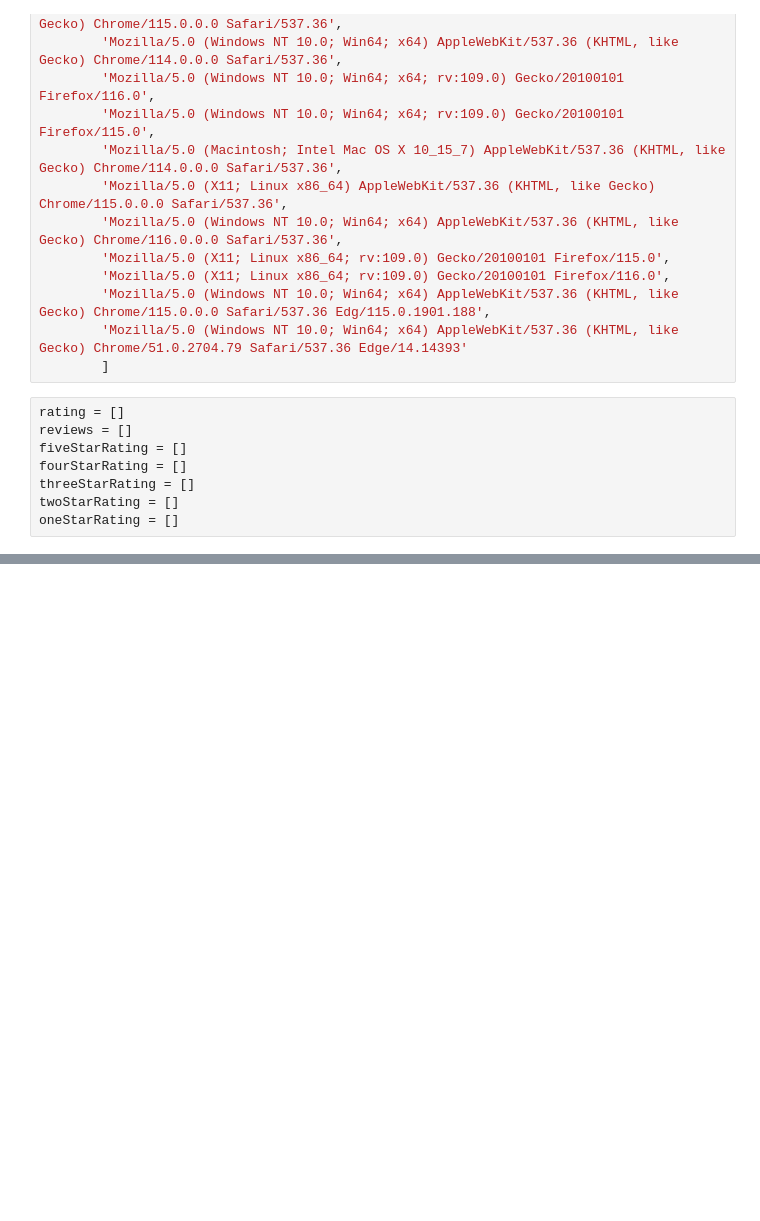
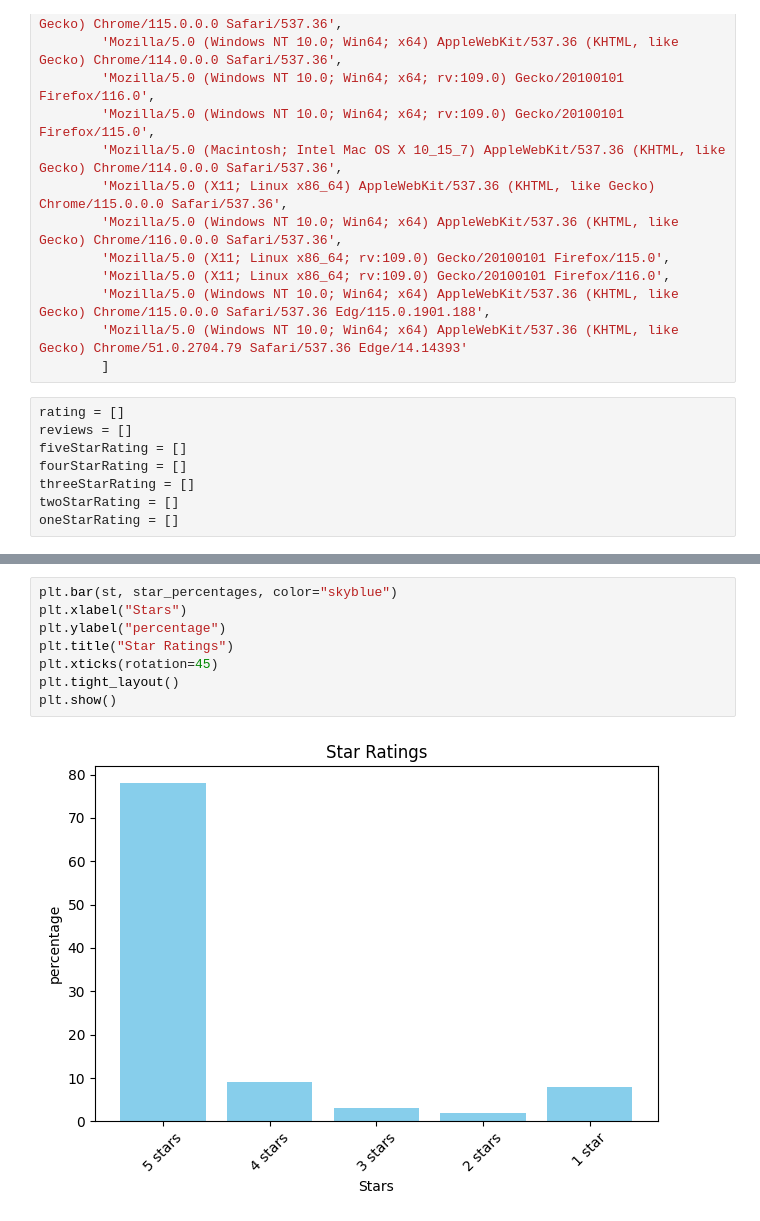
Before and after one commit to ms-shashank/Sentiment-Analysis-of-a-product-by-web-scraping, a Jupyter notebook: sample.ipynb, the cells around one changed output, grey strips where cells are left out. Cells and saved outputs as stored; diff of their text form; blank space fills up the shorter version.

```diff
--- a/sample.ipynb
+++ b/sample.ipynb
@@ -98,0 +97,10 @@ AttributeError: 'list' object has no attribute 'strip'
+# %%
+plt.bar(st, star_percentages, color="skyblue")
+plt.xlabel("Stars")
+plt.ylabel("percentage")
+plt.title("Star Ratings")
+plt.xticks(rotation=45)
+plt.tight_layout()
+plt.show()
+# %% [output]
+[figure, added]
```
Also changed, not shown: parts of 2 cells of this notebook, 2 other files.
